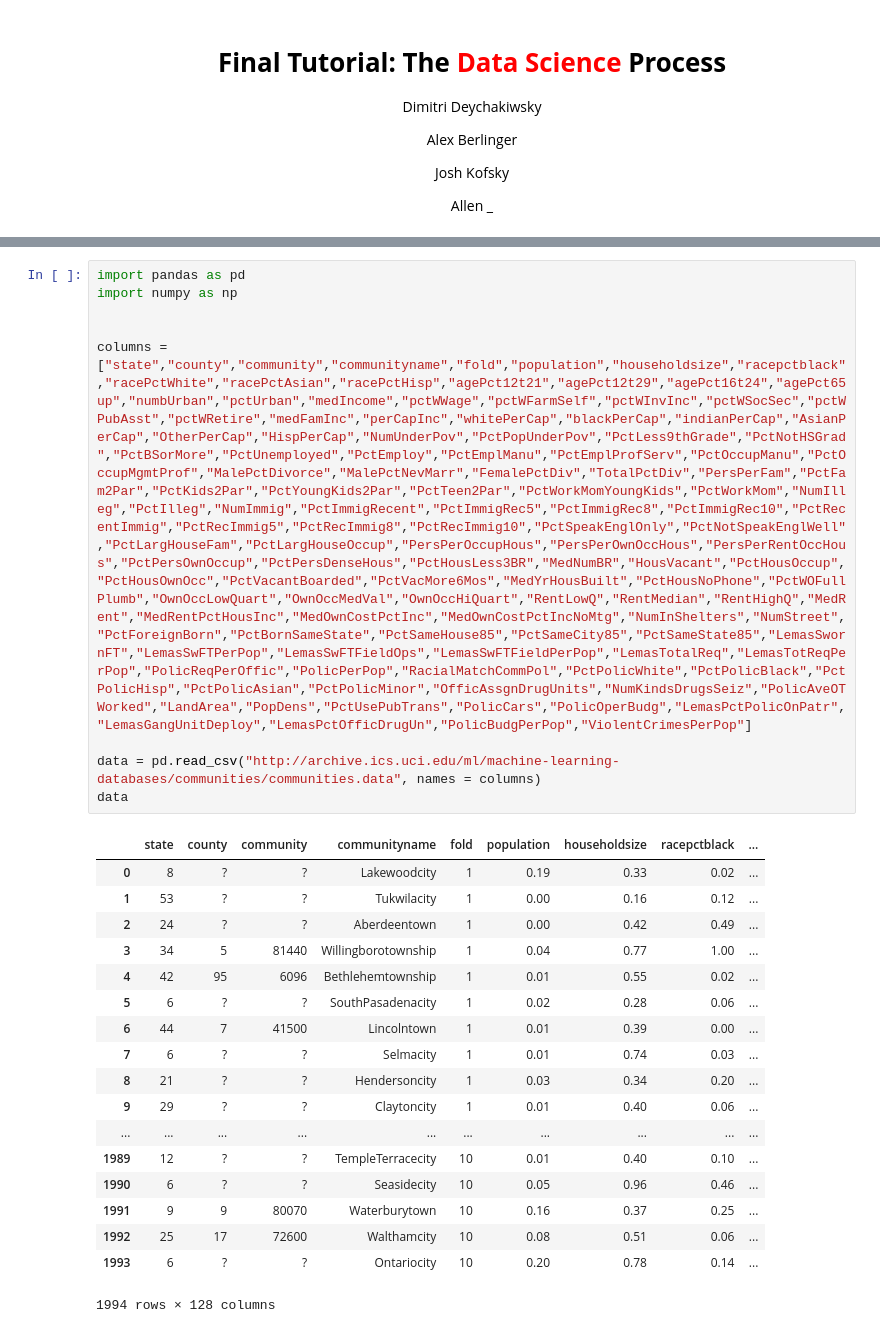
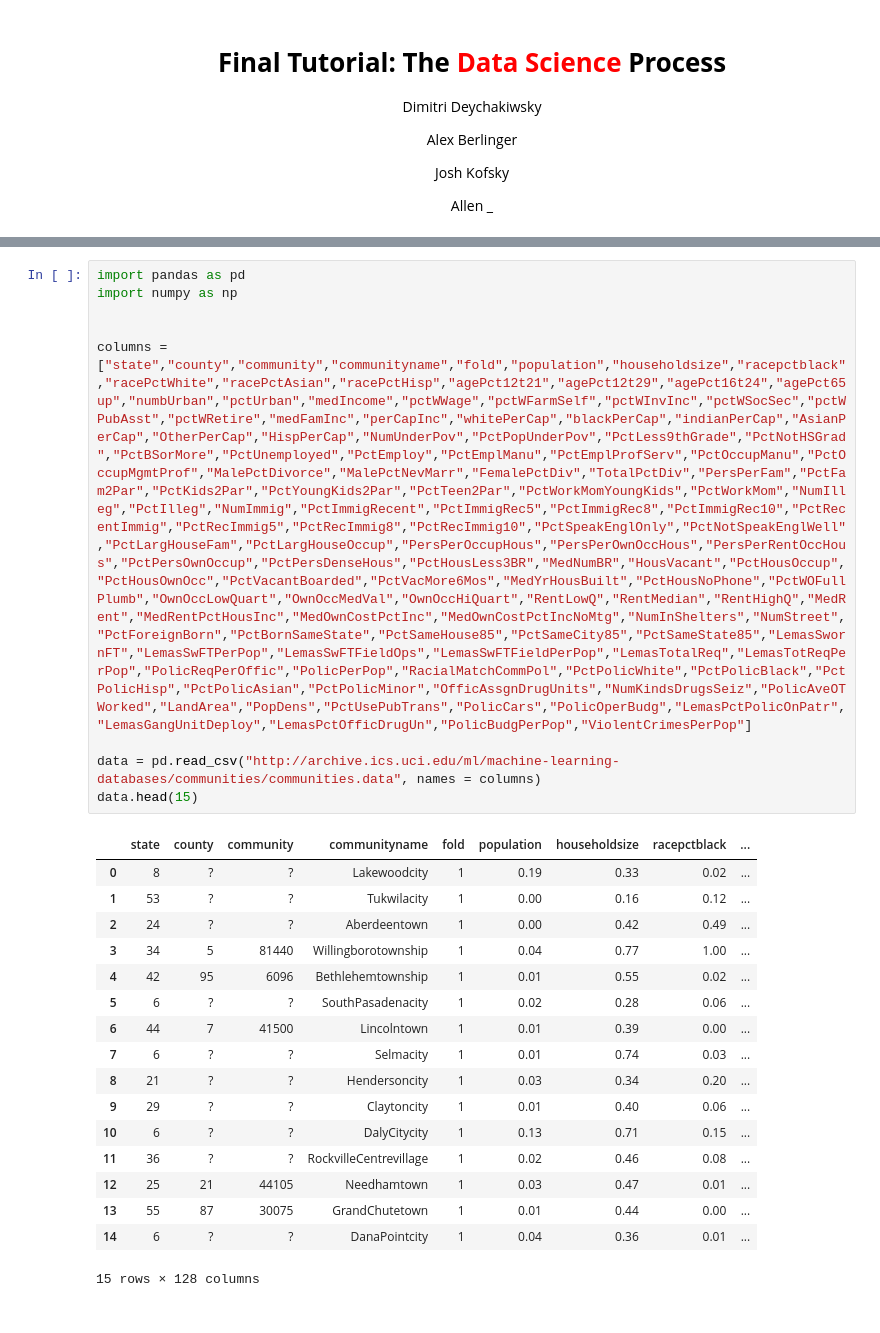
Before and after one commit to ddeychak/ddeychak.github.io, a Jupyter notebook: FinalTutorial.ipynb, the cells around one changed output, grey strips where cells are left out. Drawn from its saved outputs; the diff is of its cells as text.

```diff
--- a/FinalTutorial.ipynb
+++ b/FinalTutorial.ipynb
@@ -42,22 +42,21 @@ columns = ["state","county","community","communityname","fold","population","hou
 
 data = pd.read_csv("http://archive.ics.uci.edu/ml/machine-learning-databases/communities/communities.data", names = columns)
-data
+data.head(15)
 # %% [output]
 |  | state | county | community | communityname | fold | population | householdsize | racepctblack | ... |
 | 0 | 8 | ? | ? | Lakewoodcity | 1 | 0.19 | 0.33 | 0.02 | ... |
 | 1 | 53 | ? | ? | Tukwilacity | 1 | 0.00 | 0.16 | 0.12 | ... |
 | 2 | 24 | ? | ? | Aberdeentown | 1 | 0.00 | 0.42 | 0.49 | ... |
 | 3 | 34 | 5 | 81440 | Willingborotownship | 1 | 0.04 | 0.77 | 1.00 | ... |
 | 4 | 42 | 95 | 6096 | Bethlehemtownship | 1 | 0.01 | 0.55 | 0.02 | ... |
 | 5 | 6 | ? | ? | SouthPasadenacity | 1 | 0.02 | 0.28 | 0.06 | ... |
 | 6 | 44 | 7 | 41500 | Lincolntown | 1 | 0.01 | 0.39 | 0.00 | ... |
 | 7 | 6 | ? | ? | Selmacity | 1 | 0.01 | 0.74 | 0.03 | ... |
 | 8 | 21 | ? | ? | Hendersoncity | 1 | 0.03 | 0.34 | 0.20 | ... |
 | 9 | 29 | ? | ? | Claytoncity | 1 | 0.01 | 0.40 | 0.06 | ... |
-| ... | ... | ... | ... | ... | ... | ... | ... | ... | ... |
-| 1989 | 12 | ? | ? | TempleTerracecity | 10 | 0.01 | 0.40 | 0.10 | ... |
-| 1990 | 6 | ? | ? | Seasidecity | 10 | 0.05 | 0.96 | 0.46 | ... |
-| 1991 | 9 | 9 | 80070 | Waterburytown | 10 | 0.16 | 0.37 | 0.25 | ... |
-| 1992 | 25 | 17 | 72600 | Walthamcity | 10 | 0.08 | 0.51 | 0.06 | ... |
-| 1993 | 6 | ? | ? | Ontariocity | 10 | 0.20 | 0.78 | 0.14 | ... |
+| 10 | 6 | ? | ? | DalyCitycity | 1 | 0.13 | 0.71 | 0.15 | ... |
+| 11 | 36 | ? | ? | RockvilleCentrevillage | 1 | 0.02 | 0.46 | 0.08 | ... |
+| 12 | 25 | 21 | 44105 | Needhamtown | 1 | 0.03 | 0.47 | 0.01 | ... |
+| 13 | 55 | 87 | 30075 | GrandChutetown | 1 | 0.01 | 0.44 | 0.00 | ... |
+| 14 | 6 | ? | ? | DanaPointcity | 1 | 0.04 | 0.36 | 0.01 | ... |
-1994 rows × 128 columns
+15 rows × 128 columns
```
Also changed, not shown: parts of 2 cells of this notebook.
